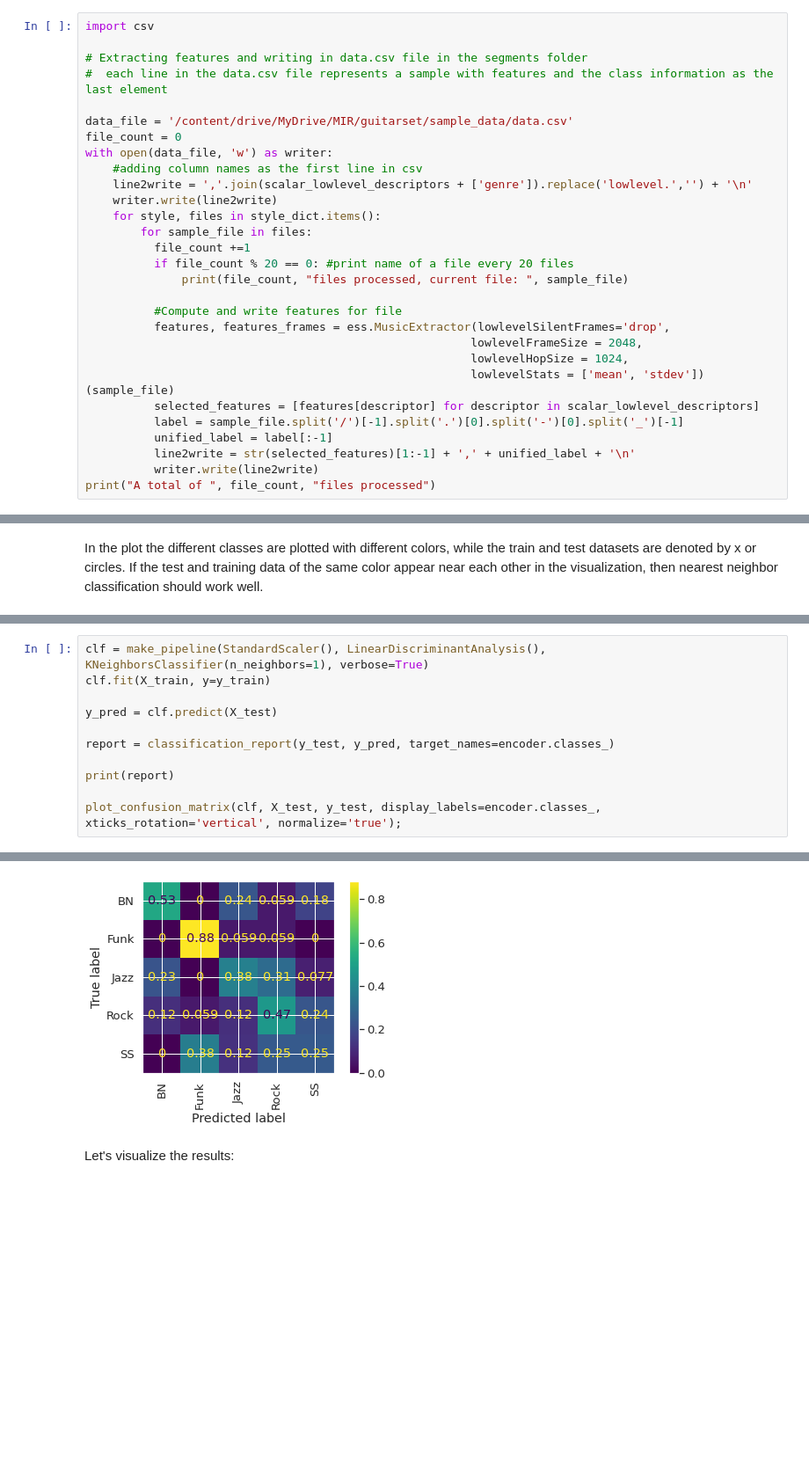
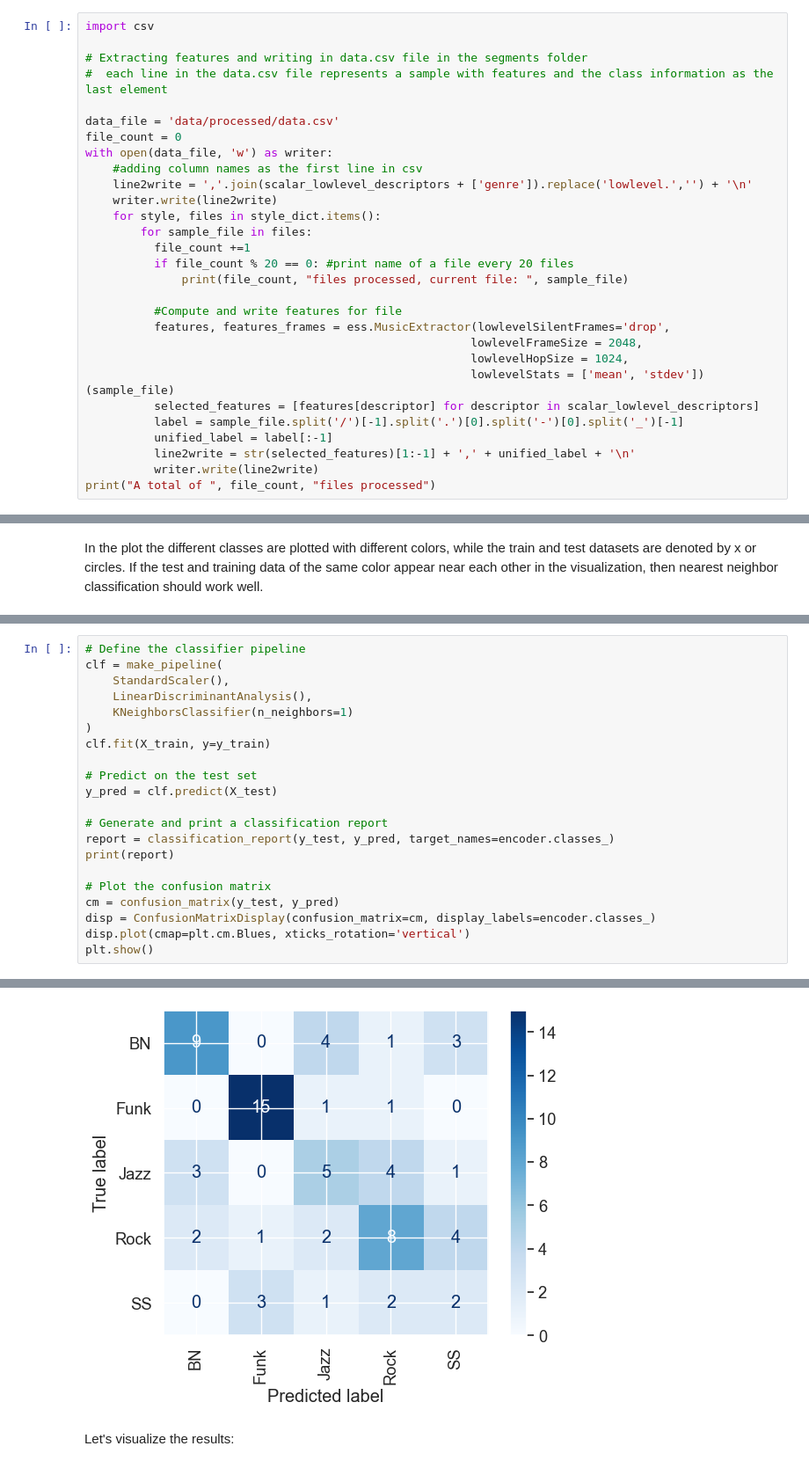
Before and after one commit to francescopapaleo/classifiers, a Jupyter notebook: 04-Guitarset_feature_extraction_classification.ipynb, the cells around one changed output, grey strips where cells are left out. Shown at 88% size. Saved outputs shown, nothing was run; the diff lists cells and outputs as text; blank space fills up the shorter version.

```diff
--- a/04-Guitarset_feature_extraction_classification.ipynb
+++ b/04-Guitarset_feature_extraction_classification.ipynb
@@ -273,7 +294,7 @@ import csv
 # Extracting features and writing in data.csv file in the segments folder
 #  each line in the data.csv file represents a sample with features and the class information as the last element
 
-data_file = '/content/drive/MyDrive/MIR/guitarset/sample_data/data.csv'
+data_file = 'data/processed/data.csv'
 file_count = 0
 with open(data_file, 'w') as writer:
     #adding column names as the first line in csv
@@ -680,13 +746,23 @@ ax.set(title='Original space (no metric learning)');
 We use Linear Discriminant Analysis to better separate the classes by learning a 5-dimensional projection of the features.
 # %%
-clf = make_pipeline(StandardScaler(), LinearDiscriminantAnalysis(), KNeighborsClassifier(n_neighbors=1), verbose=True)
+# Define the classifier pipeline
+clf = make_pipeline(
+    StandardScaler(),
+    LinearDiscriminantAnalysis(),
+    KNeighborsClassifier(n_neighbors=1)
+)
 clf.fit(X_train, y=y_train)
 
+# Predict on the test set
 y_pred = clf.predict(X_test)
 
+# Generate and print a classification report
 report = classification_report(y_test, y_pred, target_names=encoder.classes_)
-
 print(report)
 
-plot_confusion_matrix(clf, X_test, y_test, display_labels=encoder.classes_, xticks_rotation='vertical', normalize='true');
+# Plot the confusion matrix
+cm = confusion_matrix(y_test, y_pred)
+disp = ConfusionMatrixDisplay(confusion_matrix=cm, display_labels=encoder.classes_)
+disp.plot(cmap=plt.cm.Blues, xticks_rotation='vertical')
+plt.show()
 # %% [output]
@@ -696,15 +769,15 @@ plot_confusion_matrix(clf, X_test, y_test, display_labels=encoder.classes_, xtic
               precision    recall  f1-score   support
 
           BN       0.64      0.53      0.58        17
         Funk       0.79      0.88      0.83        17
         Jazz       0.38      0.38      0.38        13
         Rock       0.50      0.47      0.48        17
           SS       0.20      0.25      0.22         8
 
     accuracy                           0.54        72
    macro avg       0.50      0.50      0.50        72
 weighted avg       0.55      0.54      0.54        72
-[figure, old version]
+[figure, new version]
 # %% [markdown]
 Let's visualize the results:
 # %%
```
Also changed, not shown: parts of 38 cells of this notebook, 10 other files.
